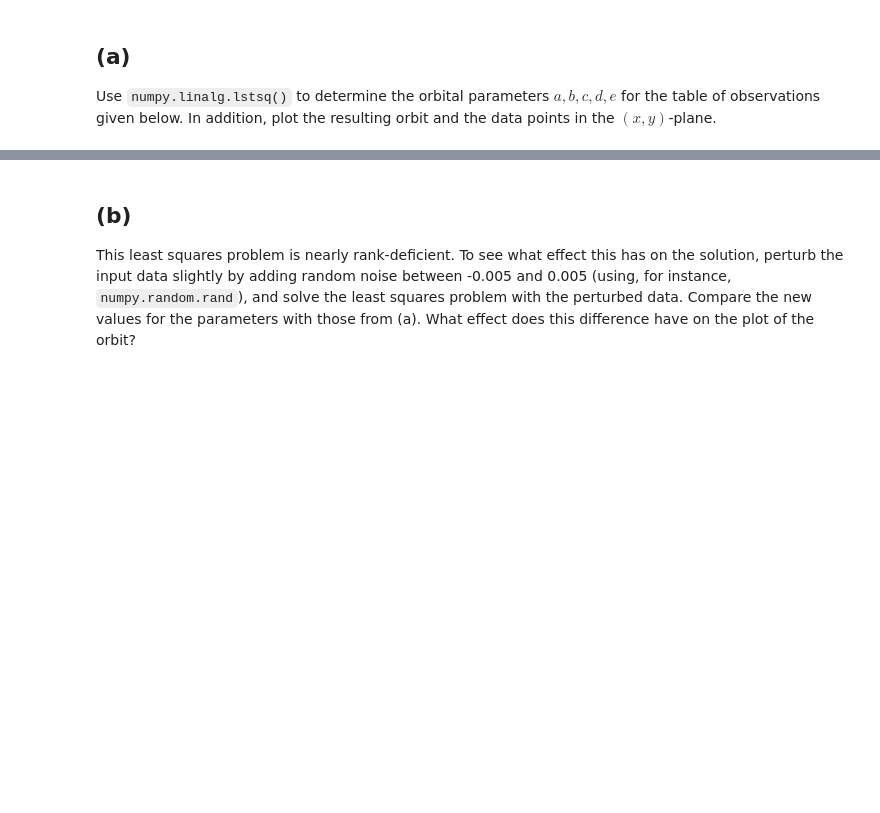
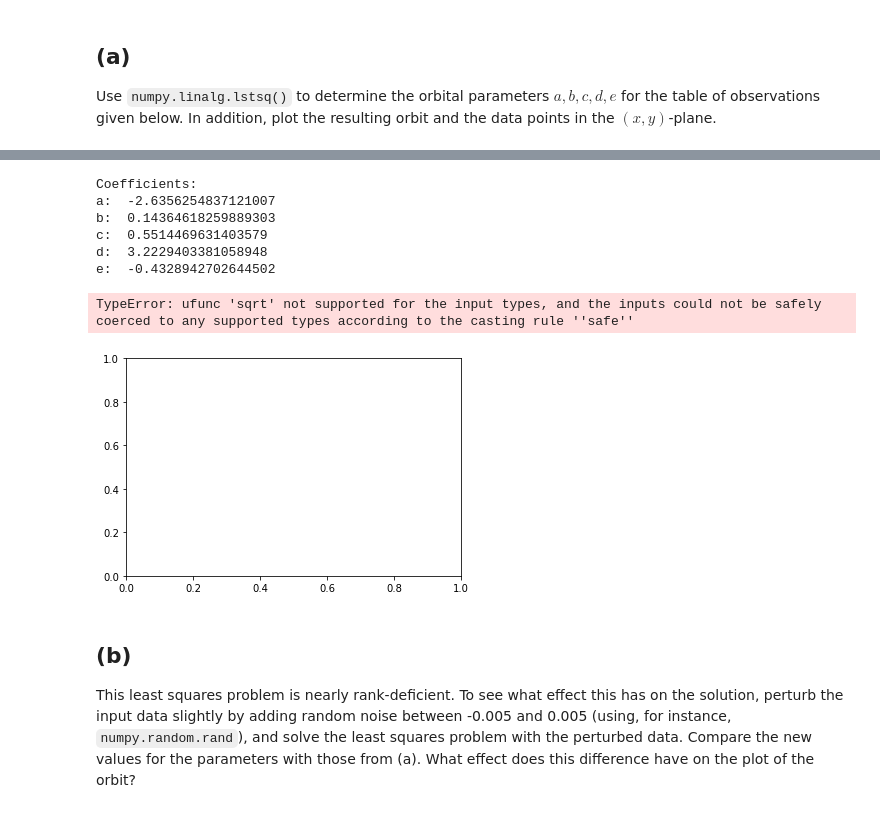
Before and after one commit to DaVinkie/NumAlg1, a Jupyter notebook: Week 3/Homework3.ipynb, the cells around one changed output, grey strips where cells are left out. Saved outputs shown, nothing was run; the diff lists cells and outputs as text; code cells hidden in the pictures; blank space fills up the shorter version.

```diff
--- a/Week 3/Homework3.ipynb
+++ b/Week 3/Homework3.ipynb
@@ -99,3 +101,51 @@ raise NotImplementedError()
+# %%
+ellips_A = np.array([y**2, x*y, x, y, np.ones(len(x))]).T
+a, b, c, d, e = la.lstsq(ellips_A, x**2, rcond=None)[0]
+print('Coefficients: ')
+print('a: ', a)
+print('b: ', b)
+print('c: ', c)
+print('d: ', d)
+print('e: ', e)
+# %% [output]
+Coefficients:
+a:  -2.6356254837121007
+b:  0.14364618259889303
+c:  0.5514469631403579
+d:  3.2229403381058948
+e:  -0.4328942702644502
+# %%
+# We need sympy to solve the ellipse equation for y.
+from sympy import *
+
+def solve_for_y(a, b, c, d, e):
+    ''' Solves the ellipse equation for the variable y.
+    First it solves the equation for 0 and then for y with the given coefficients. Returns two functions
+    since for every value of x, this equation has two values for y.
+    '''
+    x, y = symbols('x y')
+    # Solve ellipse for 0, so pull x**2 to the left side of the equation.
+    ellipse = a*y**2 + b*x*y + c*x + d*y + e - x**2
+    solutions = solve(ellipse, y)
+    # Solution gives the equations for the two possible values.
+    f0 = lambdify([x], solutions[0])
+    f1 = lambdify([x], solutions[1])
+    return f0, f1
+
+f0, f1 = solve_for_y(a, b, c, d, e)
+t = np.linspace(-0.5, 1.2, 201) # Space of x for to solve the equation for.
+x = np.array([1.02, 0.95, 0.87, 0.77, 0.67, 0.56, 0.44, 0.30, 0.16, 0.01], dtype=np.float)
+y = np.array([0.39, 0.32, 0.27, 0.22, 0.18, 0.15, 0.13, 0.12, 0.13, 0.15], dtype=np.float)
+
+
+plt.scatter(x, y, 'ro', label='Data')
+plt.plot(t, f0(t), label='LSQ fit')
+plt.plot(t, f1(t), label='LSQ fit upper data')
+plt.legend()
+plt.show()
+# %% [output]
+TypeError: ufunc 'sqrt' not supported for the input types, and the inputs could not be safely coerced to any supported types according to the casting rule ''safe''
+[figure, added]
 # %% [markdown]
 ## (b)
 This least squares problem is nearly rank-deficient. To see what effect this has on the solution, perturb the input data slightly by adding random noise between -0.005 and 0.005 (using, for instance, `numpy.random.rand`), and solve the least squares problem with the perturbed data. Compare the new values for the parameters with those from (a). What effect does this difference have on the plot of the orbit?
```
Also changed, not shown: parts of 3 cells of this notebook.
